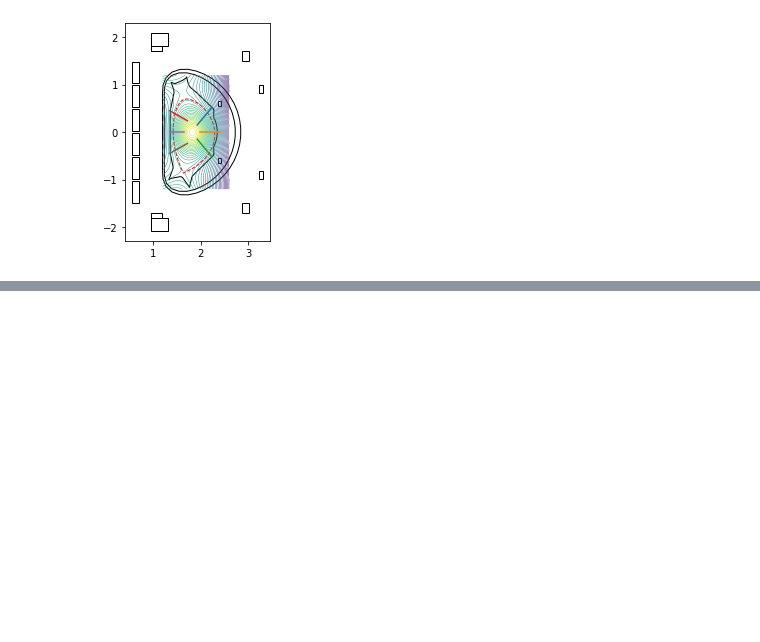
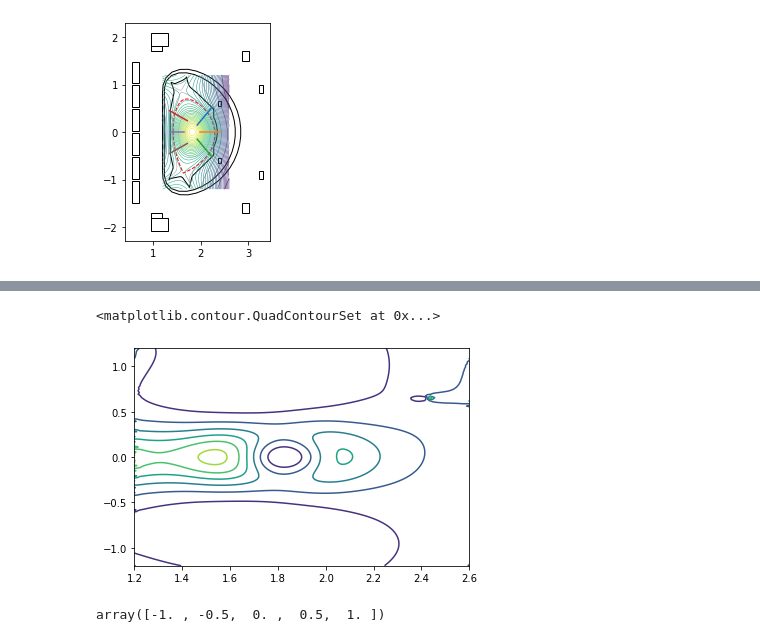
Before and after one commit to fusion-yun/fytok_old, a Jupyter notebook: examples/fy_magnetic.ipynb, the cells around one changed output, grey strips where cells are left out. Cells and saved outputs as stored; diff of their text form; code cells hidden in the pictures; blank space fills up the shorter version.

```diff
--- a/examples/fy_magnetic.ipynb
+++ b/examples/fy_magnetic.ipynb
@@ -164,0 +185,7 @@ plt.show()
+# %%
+f=interpolate.RectBivariateSpline(eq.R[:,0], eq.Z[0,:], eq.psi())
+# %%
+Br=-f(eq.R,eq.Z,dy=1,grid=False)/eq.R
+Bz= f(eq.R,eq.Z,dx=1,grid=False)/eq.R
+Bp2=Br**2+Bz**2
+Bp=np.sqrt(Bp2)
@@ -164,0 +194,9 @@ plt.show()
+# %%
+plt.contour(eq.R,eq.Z, Bp2)
+# %% [output]
+<matplotlib.contour.QuadContourSet at 0x...>
+[figure, added]
+# %%
+np.linspace(-1,1,5)
+# %% [output]
+array([-1. , -0.5,  0. ,  0.5,  1. ])
```
Also changed, not shown: parts of 17 cells of this notebook, 5 other files.
